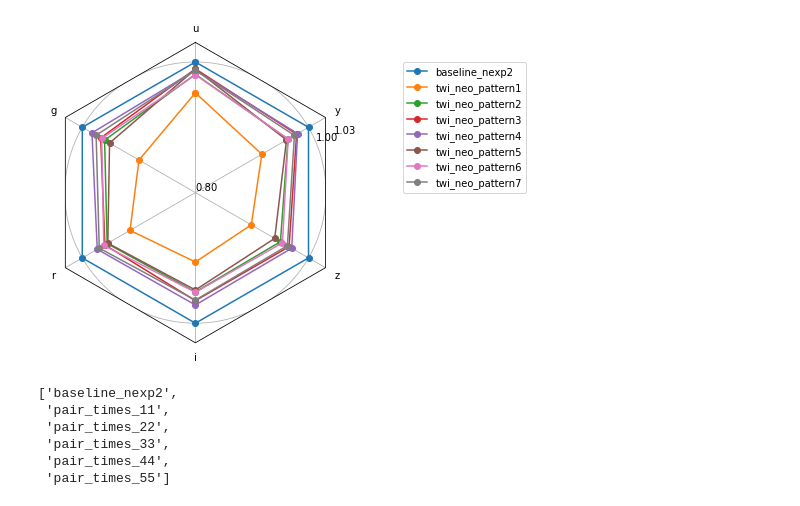
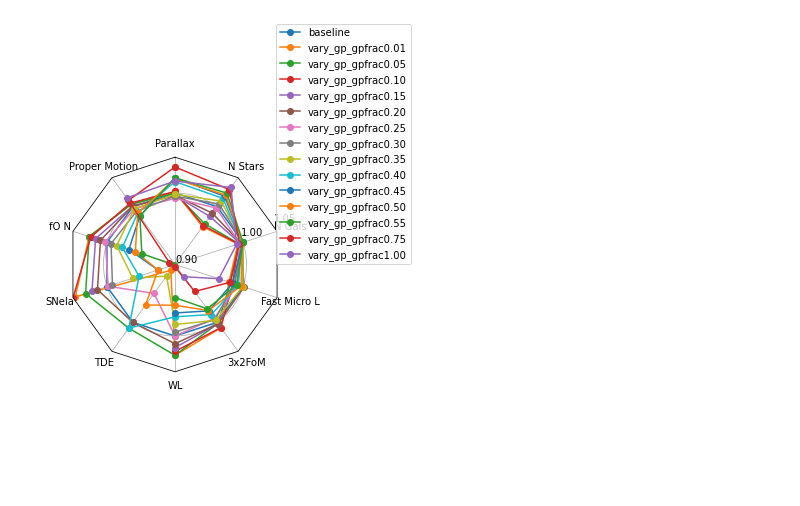
Before and after one commit to lsst-sims/sims_featureScheduler_runs2.0, a Jupyter notebook: maf/radar_plots.ipynb, the cells around one changed output. Drawn from its saved outputs; the diff is of its cells as text; code cells hidden in the pictures; blank space fills up the shorter version.

Commit message:
making radars

```diff
--- a/maf/radar_plots.ipynb
+++ b/maf/radar_plots.ipynb
@@ -33,18 +33,10 @@ cols = ['runName', 'parallax_best18k', 'properMotion_best18k', 'fO_fONv MedianNv
         'WeakLensingNvisits_Median',
         'ExgalM5_with_cuts_3x2ptFoM',
         '1 to 10 day Microlensing_Fraction detected of total (mean)', 'GalaxyCountsMetric_extended_N Galaxies (all)',
-        'Nstars_no_crowding_Total N Stars, no crowding',
-       'NEO bright', 'NEO faint', 'TNO']#,
-#        '3 pairs in 15 nights detection loss NEO H=16.0',
-#        '3 pairs in 30 nights detection loss NEO H=22.0',
-#       '3 pairs in 15 nights detection loss TNO H=4.0']
+        'Nstars_no_crowding_Total N Stars, no crowding']#,
+       #'NEO bright', 'NEO faint', 'TNO']
 
-linear_cols = []#['SNIa_PrePeak_Mean',
-           #'TDEsPopMetric__some_color_pu_Mean',
-           #'Fast Microlensing_Mean',
-           #'3 pairs in 15 nights detection loss NEO H=16.0',
-           #'3 pairs in 30 nights detection loss NEO H=22.0',
-           #'3 pairs in 15 nights detection loss TNO H=4.0']
+linear_cols = []
 
 mag_cols = ['runName', 'median_coadd_u', 'median_coadd_g',
            'median_coadd_r', 'median_coadd_i',
@@ -60,12 +52,12 @@ name_mapper = {'runName': 'runName', 'parallax_best18k': 'Parallax', 'properMoti
                'WeakLensingNvisits_Median': 'WL',
                'ExgalM5_with_cuts_3x2ptFoM': '3x2FoM',
        'GalaxyCountsMetric_extended_N Galaxies (all)': 'N Gals',
-       'Nstars_no_crowding_Total N Stars, no crowding': 'N Stars',
-       '3 pairs in 15 nights detection loss NEO H=16.0': 'NEO, bright',
-               '3 pairs in 30 nights detection loss NEO H=22.0':'NEO, faint',
-        '3 pairs in 15 nights detection loss TNO H=6.0':' TNO',
-              'NEO bright': 'NEO, bright', 'NEO faint': 'NEO, faint',
-              'TNO': 'TNO'}
+       'Nstars_no_crowding_Total N Stars, no crowding': 'N Stars'}#,
+#       '3 pairs in 15 nights detection loss NEO H=16.0': 'NEO, bright',
+#               '3 pairs in 30 nights detection loss NEO H=22.0':'NEO, faint',
+#        '3 pairs in 15 nights detection loss TNO H=6.0':' TNO',
+#              'NEO bright': 'NEO, bright', 'NEO faint': 'NEO, faint',
+#              'TNO': 'TNO'}
 
 mag_name_mapper = {'runName': 'runName', 'median_coadd_u': 'u', 'median_coadd_g': 'g',
        'median_coadd_r': 'r', 'median_coadd_i': 'i', 'median_coadd_z': 'z', 'median_coadd_y': 'y'}
@@ -211,21 +179,11 @@ data_normed
+# %%
+runs = ['baseline'] + [name for name in data['runName'].values if 'gp' in name]
 # %%
-
-data_normed = norm_df(data, runs, mag_cols, norm_run='baseline_nexp2',
-                      invert_cols=None, mag_cols='all')
-data_normed = data_normed.rename(columns=mag_name_mapper)
-
-fig, ax = radar(data_normed, legend=True, rgrids=[0.8, 1.0, 1.03])
+data_normed = norm_df(data, runs, cols, mag_cols=linear_cols,
+                      invert_cols=['parallax_best18k', 'properMotion_best18k'],
+                      norm_run='baseline')
+data_normed = data_normed.rename(columns=name_mapper)
+fig, ax = radar(data_normed, legend=True, rgrids=[0.9, 1.0, 1.05])
 fig.tight_layout()
-#fig.savefig('radar_plots/var_exp_mags_radar.pdf')
 # %% [output]
-[figure, old version]
+[figure, new version]
-# %%
-runs = ['baseline_nexp2'] + [name for name in data['runName'].values if 'pair_times' in name]
-runs
-# %% [output]
-['baseline_nexp2',
- 'pair_times_11',
- 'pair_times_22',
- 'pair_times_33',
- 'pair_times_44',
- 'pair_times_55']
```
Also changed, not shown: parts of 27 cells of this notebook, 1 other file.
